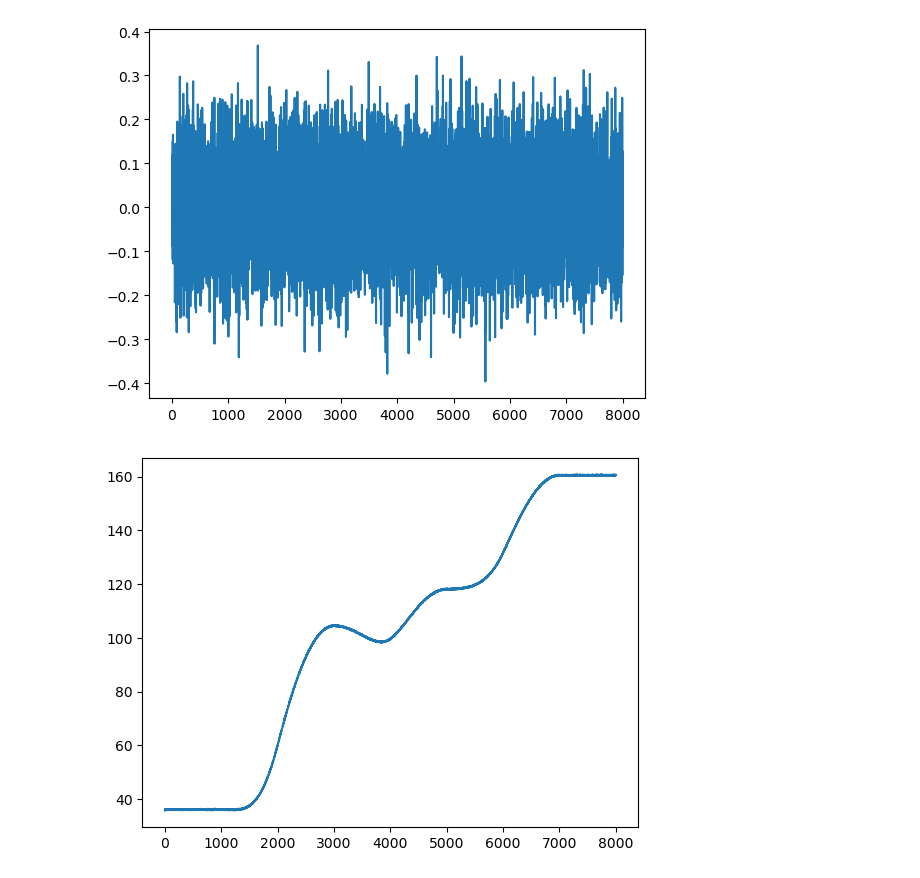
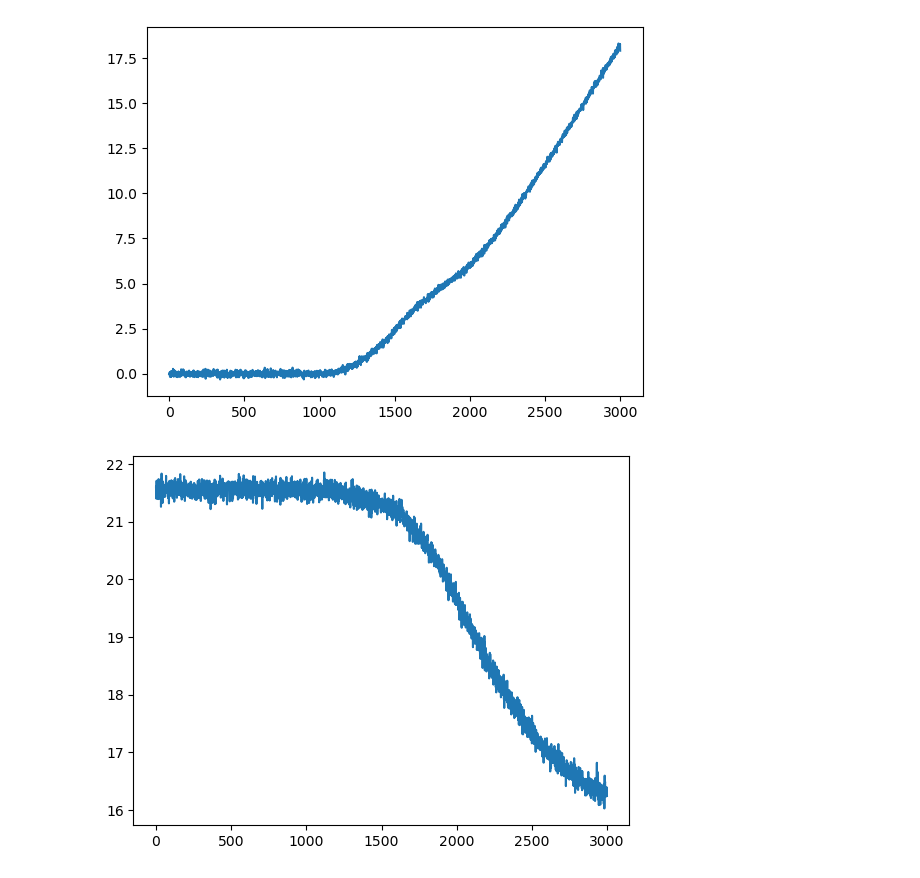
Before and after one commit to simutisernestas/jubilant-dollop, a Jupyter notebook: uwb.ipynb, the cells around one changed output. Saved outputs shown, nothing was run; the diff lists cells and outputs as text; code cells hidden in the pictures.

Commit message:
add static beacon position to data

```diff
--- a/uwb.ipynb
+++ b/uwb.ipynb
@@ -3,35 +3,40 @@ import numpy as np
 import matplotlib.pyplot as plt
 import os
 # %%
-data_dir = 'gnss-ins-sim/demo_saved_data'
+data_dir = 'data'
 agents = os.listdir(data_dir)
+# trim agent if agent is not in name
+agents = [a for a in agents if 'agent' in a]
 ref_pos_files = [f'{data_dir}/{a}/ref_pos.csv' for a in agents]
 ref_pos = {}
 for refs in ref_pos_files:
     agent_dir = refs.split('/')[-2]
     data = np.genfromtxt(refs, delimiter=',')[1:]
     ref_pos[agent_dir] = data
 
 # generate uwb static beacons
-STATIC_STD_FROM_START = 33
+STATIC_STD_FROM_START = 10
 dict_items = ref_pos.items()
 a1, ref1 = next(iter(dict_items))
 starting_pos = ref1[0,:]
 for i in range(5):
     ref_pos[f'static{i}'] = np.full(ref1.shape, starting_pos + np.random.normal(scale=STATIC_STD_FROM_START, size=3))
 
 for a1,ref1 in ref_pos.items():
     for a2,ref2 in ref_pos.items():
         if ref1 is ref2:
             continue
         if "static" in a1:
             continue
         dist = np.linalg.norm(ref1 - ref2, axis=1)
         noise = np.random.normal(scale=.1, size=dist.shape)
         dist = dist + noise
-        np.savetxt(f'{data_dir}/{a1}/uwb-{a2}.csv', dist.reshape(-1,1), delimiter=',')
+        if "static" in a2:
+            np.savetxt(f'{data_dir}/{a1}/uwb-{a2}.csv', np.hstack((dist.reshape(-1,1),ref2)), delimiter=',')
+        else:
+            np.savetxt(f'{data_dir}/{a1}/uwb-{a2}.csv', dist.reshape(-1,1), delimiter=',')
         plt.figure()
         plt.plot(dist)
 # %% [output]
-[figure, old version]
+[figure, new version]
-[figure, old version]
+[figure, new version]
```
Also changed, not shown: parts of 1 cell of this notebook, 2 other files.
